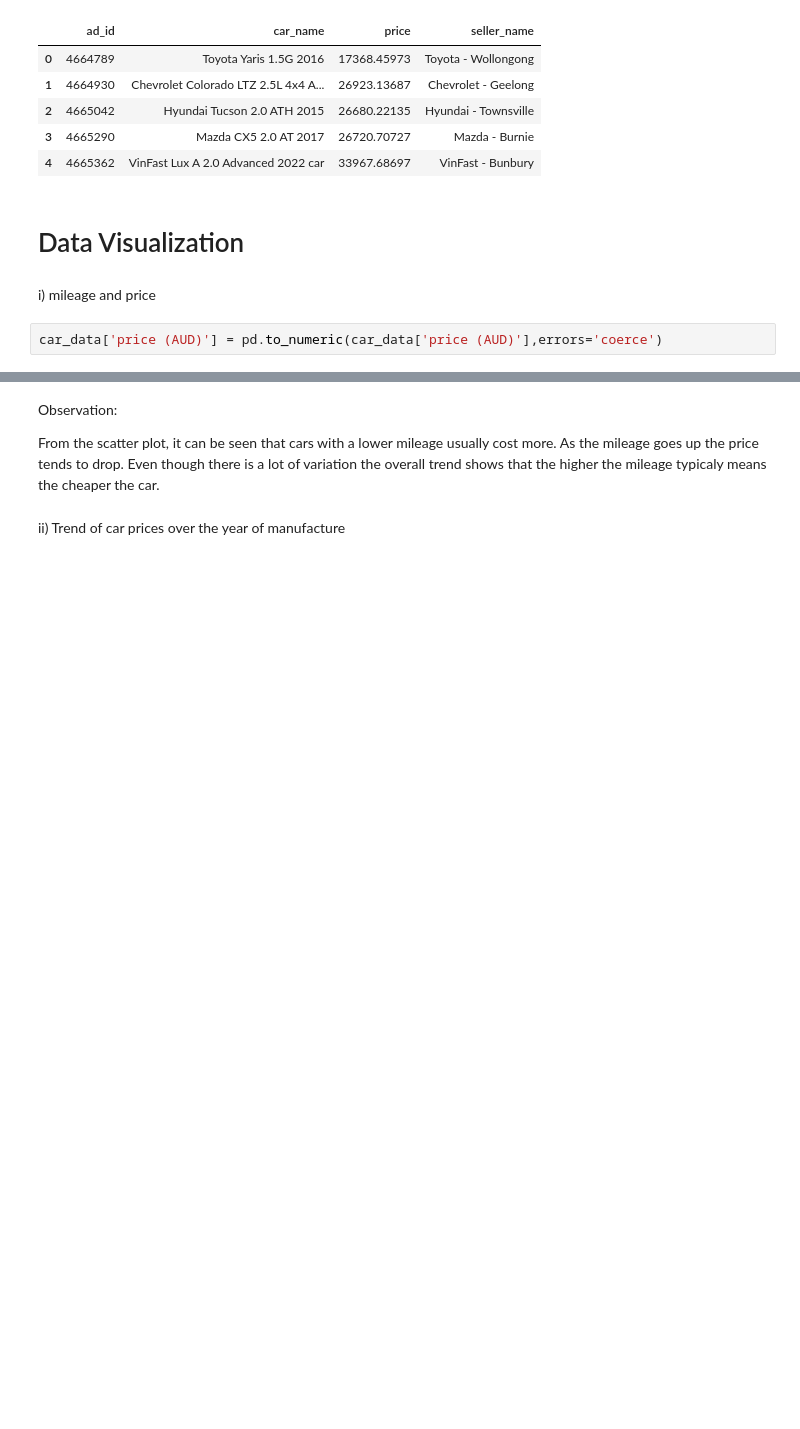
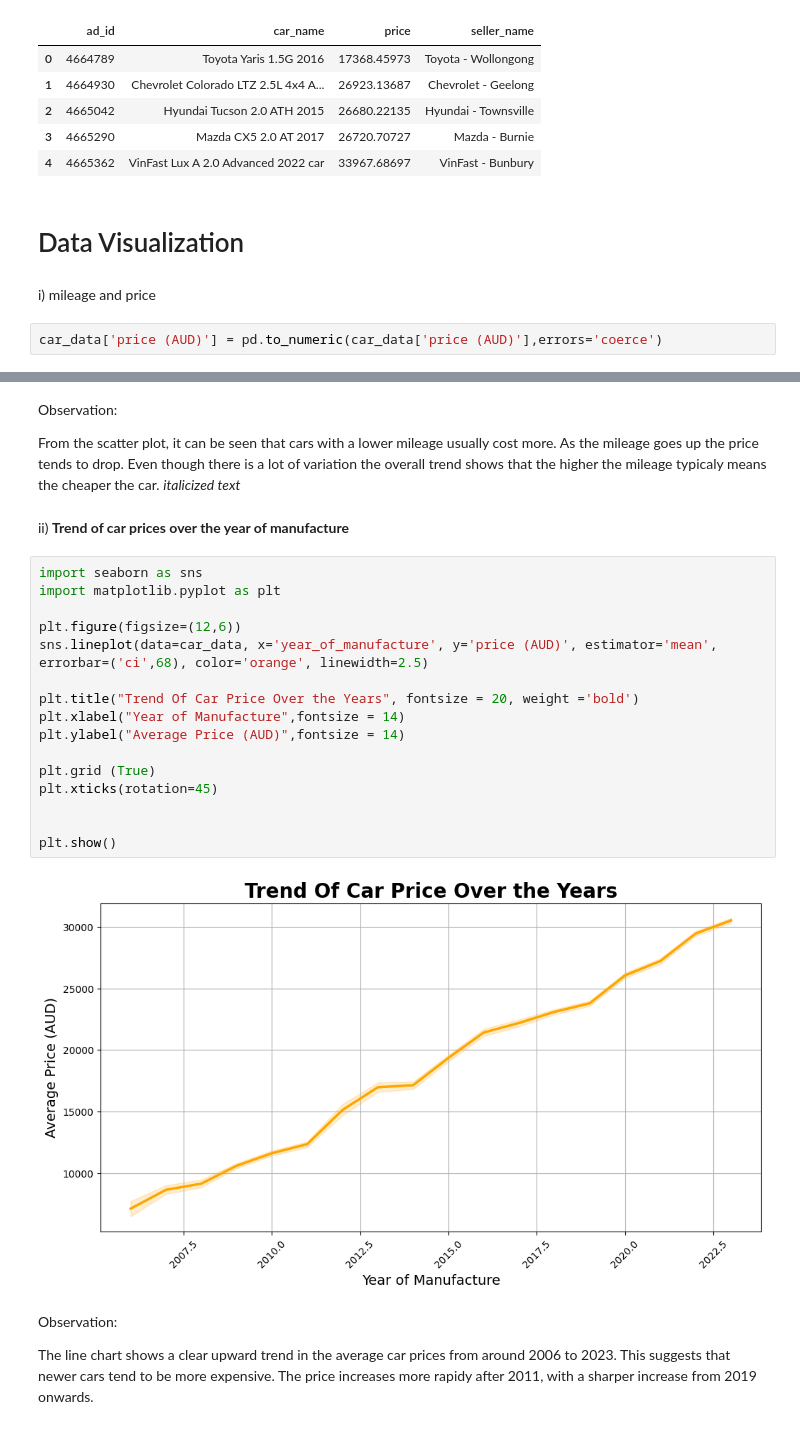
Before and after one commit to gvosper25/3009ICT-Assignmnet, a Jupyter notebook: 3009ICT_Assignment.ipynb, the cells around one changed output, grey strips where cells are left out. Drawn from its saved outputs; the diff is of its cells as text; blank space fills up the shorter version.

```diff
--- a/3009ICT_Assignment.ipynb
+++ b/3009ICT_Assignment.ipynb
@@ -347,6 +347,28 @@ plt.show()
 # %% [markdown]
 Observation:
 
-From the scatter plot, it can be seen that cars with a lower mileage usually cost more. As the mileage goes up the price tends to drop. Even though there is a lot of variation the overall trend shows that the higher the mileage  typicaly means the cheaper the car.
+From the scatter plot, it can be seen that cars with a lower mileage usually cost more. As the mileage goes up the price tends to drop. Even though there is a lot of variation the overall trend shows that the higher the mileage  typicaly means the cheaper the car. *italicized text*
 # %% [markdown]
-ii) Trend of car prices over the year of manufacture
+ii) **Trend of car prices over the year of manufacture**
+# %%
+import seaborn as sns
+import matplotlib.pyplot as plt
+
+plt.figure(figsize=(12,6))
+sns.lineplot(data=car_data, x='year_of_manufacture', y='price (AUD)', estimator='mean', errorbar=('ci',68), color='orange', linewidth=2.5)
+
+plt.title("Trend Of Car Price Over the Years", fontsize = 20, weight ='bold')
+plt.xlabel("Year of Manufacture",fontsize = 14)
+plt.ylabel("Average Price (AUD)",fontsize = 14)
+
+plt.grid (True)
+plt.xticks(rotation=45)
+
+
+plt.show()
+# %% [output]
+[figure, added]
+# %% [markdown]
+Observation:
+
+The line chart shows a clear upward trend in the average car prices from around 2006 to 2023. This suggests that newer cars tend to be more expensive. The price increases more rapidy after 2011, with a sharper increase from 2019 onwards.
```
Also changed, not shown: parts of 2 cells of this notebook.
